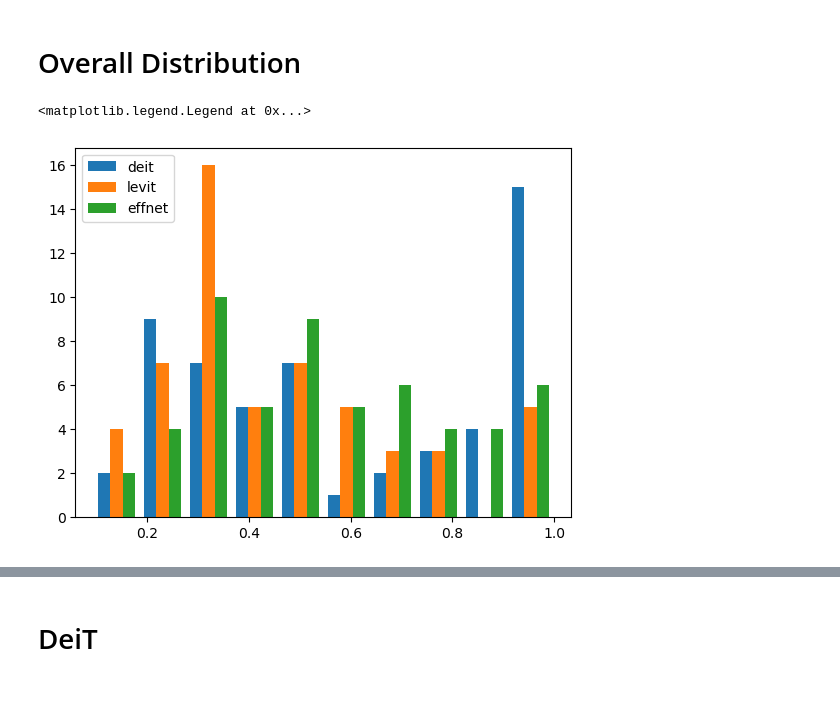
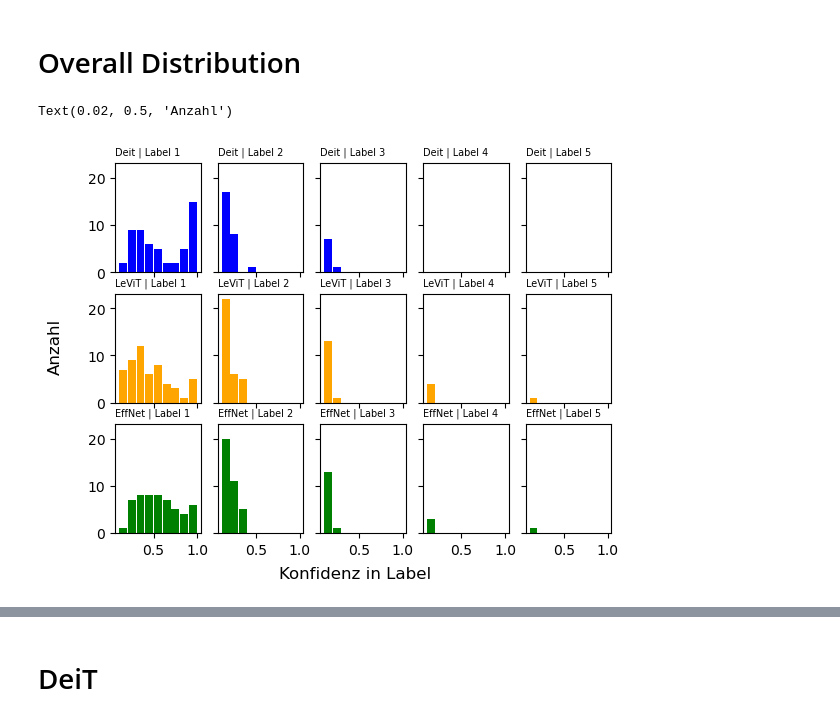
Before and after one commit to SimonKmr/DeitProject, a Jupyter notebook: analysis/notebooks/OutOfDistribution.ipynb, the cells around one changed output, grey strips where cells are left out. Saved outputs shown, nothing was run; the diff lists cells and outputs as text; code cells hidden in the pictures; blank space fills up the shorter version.

```diff
--- a/analysis/notebooks/OutOfDistribution.ipynb
+++ b/analysis/notebooks/OutOfDistribution.ipynb
@@ -19,9 +20,49 @@ effnet = effnet[(effnet['original'] != 'ORANGE_BREASTED_BUNTING') & (effnet['ori
 # %% [markdown]
 # Overall Distribution
 # %%
-plt.hist([deit['score 1'],levit['score 1'],effnet['score 1']],bins=10)
-plt.legend(['deit','levit','effnet'])
+dist_bins = [.1, .2, .3, .4, .5, .6, .7, .8, .9, 1]
+dist_font_size = 7
+dist_rwidth = .9
+dist_cum = False
+fig, axs = plt.subplots(3,5, sharex=True, sharey=True)
+axs[0,0].hist([deit['score 1']],bins=dist_bins, color='blue', cumulative=dist_cum, rwidth=dist_rwidth)
+axs[0,0].set_title('Deit | Label 1', fontsize=dist_font_size, loc='left')
+axs[1,0].hist([levit['score 1']],bins=dist_bins, color='orange', cumulative=dist_cum, rwidth=dist_rwidth)
+axs[1,0].set_title('LeViT | Label 1', fontsize=dist_font_size, loc='left')
+axs[2,0].hist([effnet['score 1']],bins=dist_bins, color='green', cumulative=dist_cum, rwidth=dist_rwidth)
+axs[2,0].set_title('EffNet | Label 1', fontsize=dist_font_size, loc='left')
+
+axs[0,1].hist([deit['score 2']],bins=dist_bins, color='blue', cumulative=dist_cum, rwidth=dist_rwidth)
+axs[0,1].set_title('Deit | Label 2', fontsize=dist_font_size, loc='left')
+axs[1,1].hist([levit['score 2']],bins=dist_bins, color='orange', cumulative=dist_cum, rwidth=dist_rwidth)
+axs[1,1].set_title('LeViT | Label 2', fontsize=dist_font_size, loc='left')
+axs[2,1].hist([effnet['score 2']],bins=dist_bins, color='green', cumulative=dist_cum, rwidth=dist_rwidth)
+axs[2,1].set_title('EffNet | Label 2', fontsize=dist_font_size, loc='left')
+
+axs[0,2].hist([deit['score 3']],bins=dist_bins, color='blue', cumulative=dist_cum, rwidth=dist_rwidth)
+axs[0,2].set_title('Deit | Label 3', fontsize=dist_font_size, loc='left')
+axs[1,2].hist([levit['score 3']],bins=dist_bins, color='orange', cumulative=dist_cum, rwidth=dist_rwidth)
+axs[1,2].set_title('LeViT | Label 3', fontsize=dist_font_size, loc='left')
+axs[2,2].hist([effnet['score 3']],bins=dist_bins, color='green', cumulative=dist_cum, rwidth=dist_rwidth)
+axs[2,2].set_title('EffNet | Label 3', fontsize=dist_font_size, loc='left')
+
+axs[0,3].hist([deit['score 4']],bins=dist_bins, color='blue', cumulative=dist_cum, rwidth=dist_rwidth)
+axs[0,3].set_title('Deit | Label 4', fontsize=dist_font_size, loc='left')
+axs[1,3].hist([levit['score 4']],bins=dist_bins, color='orange', cumulative=dist_cum, rwidth=dist_rwidth)
+axs[1,3].set_title('LeViT | Label 4', fontsize=dist_font_size, loc='left')
+axs[2,3].hist([effnet['score 4']],bins=dist_bins, color='green', cumulative=dist_cum, rwidth=dist_rwidth)
+axs[2,3].set_title('EffNet | Label 4', fontsize=dist_font_size, loc='left')
+
+axs[0,4].hist([deit['score 5']],bins=dist_bins, color='blue', cumulative=dist_cum, rwidth=dist_rwidth)
+axs[0,4].set_title('Deit | Label 5', fontsize=dist_font_size, loc='left')
+axs[1,4].hist([levit['score 5']],bins=dist_bins, color='orange', cumulative=dist_cum, rwidth=dist_rwidth)
+axs[1,4].set_title('LeViT | Label 5', fontsize=dist_font_size, loc='left')
+axs[2,4].hist([effnet['score 5']],bins=dist_bins, color='green', cumulative=dist_cum, rwidth=dist_rwidth)
+axs[2,4].set_title('EffNet | Label 5', fontsize=dist_font_size, loc='left')
+
+fig.supxlabel('Konfidenz in Label')
+fig.supylabel('Anzahl')
 # %% [output]
-<matplotlib.legend.Legend at 0x...>
+Text(0.02, 0.5, 'Anzahl')
-[figure, old version]
+[figure, new version]
 # %%
```
Also changed, not shown: parts of 4 cells of this notebook.
